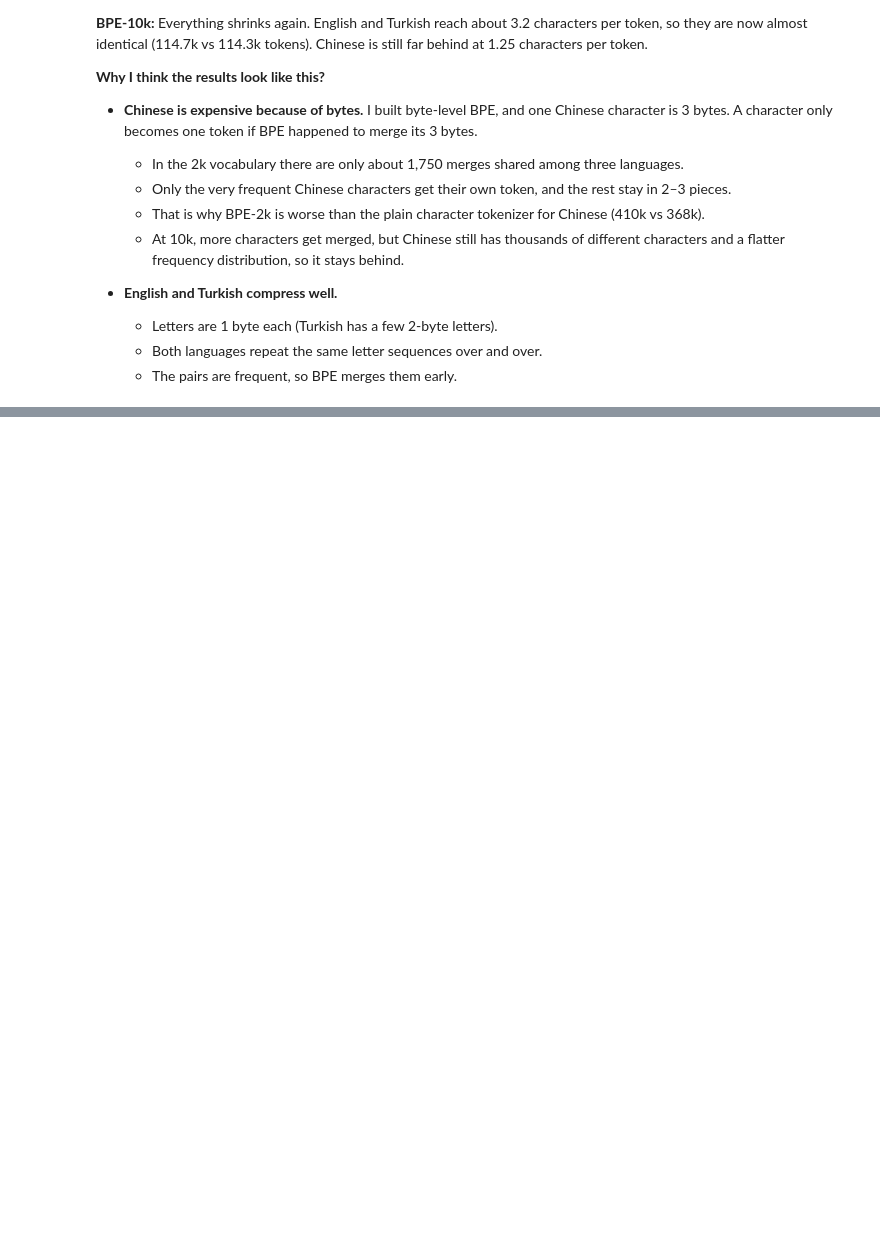
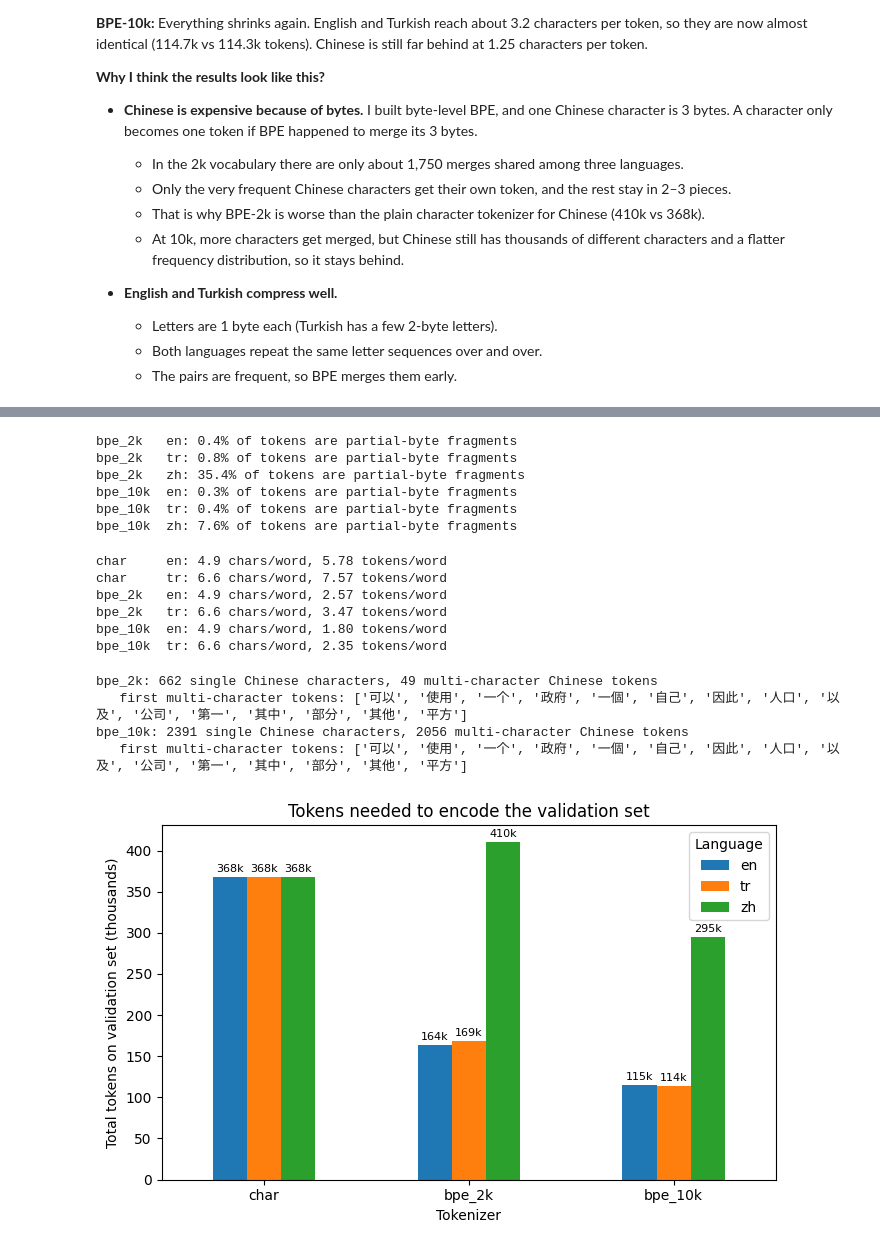
Before and after one commit to Aveiro11/Multilingual-Tokenization-and-Language-Modeling, a Jupyter notebook: Assignment1.ipynb, the cells around one changed output, grey strips where cells are left out. Cells and saved outputs as stored; diff of their text form; code cells hidden in the pictures; blank space fills up the shorter version.

```diff
--- a/Assignment1.ipynb
+++ b/Assignment1.ipynb
@@ -331,0 +376,65 @@ plt.show()
+# %%
+#how many Chinese tokens are broken byte fragments?
+for name in ["bpe_2k", "bpe_10k"]:
+    tok = tokenizers[name]
+    # Which vocabulary entries are incomplete pieces of a character?
+    frag_ids = {i for i in range(tok.vocab_size()) if "\ufffd" in tok.id_to_readable(i)}
+    for lang in LANGS:
+        flat = [i for x in tok.encode_batch(valid[lang]) for i in x]
+        share = 100 * sum(1 for i in flat if i in frag_ids) / len(flat)
+        print(f"{name:8s} {lang}: {share:.1f}% of tokens are partial-byte fragments")
+# %% [output]
+bpe_2k   en: 0.4% of tokens are partial-byte fragments
+bpe_2k   tr: 0.8% of tokens are partial-byte fragments
+bpe_2k   zh: 35.4% of tokens are partial-byte fragments
+bpe_10k  en: 0.3% of tokens are partial-byte fragments
+bpe_10k  tr: 0.4% of tokens are partial-byte fragments
+bpe_10k  zh: 7.6% of tokens are partial-byte fragments
+# %%
+#tokens per word for English and Turkish
+for name, tok in tokenizers.items():
+    for lang in ["en", "tr"]:
+        n_words  = sum(len(s.split()) for s in valid[lang])
+        n_chars  = sum(len(w) for s in valid[lang] for w in s.split())
+        n_tokens = sum(len(x) for x in tok.encode_batch(valid[lang]))
+        print(f"{name:8s} {lang}: {n_chars/n_words:.1f} chars/word, {n_tokens/n_words:.2f} tokens/word")
+# %% [output]
+char     en: 4.9 chars/word, 5.78 tokens/word
+char     tr: 6.6 chars/word, 7.57 tokens/word
+bpe_2k   en: 4.9 chars/word, 2.57 tokens/word
+bpe_2k   tr: 6.6 chars/word, 3.47 tokens/word
+bpe_10k  en: 4.9 chars/word, 1.80 tokens/word
+bpe_10k  tr: 6.6 chars/word, 2.35 tokens/word
+# %%
+#Chinese single-character vs multi-character tokens in the vocabulary
+def is_cjk(ch):
+    return "\u4e00" <= ch <= "\u9fff"
+
+for name in ["bpe_2k", "bpe_10k"]:
+    tok = tokenizers[name]
+    texts = [tok.id_to_readable(i) for i in range(tok.vocab_size())]
+    single = [t for t in texts if len(t) == 1 and is_cjk(t)]
+    multi  = [t for t in texts if len(t) >= 2 and all(is_cjk(c) for c in t)]
+    print(f"{name}: {len(single)} single Chinese characters, {len(multi)} multi-character Chinese tokens")
+    # Lower ids = merged earlier = more frequent in training, so these are the "strongest" units
+    print("   first multi-character tokens:", multi[:15])
+# %% [output]
+bpe_2k: 662 single Chinese characters, 49 multi-character Chinese tokens
+   first multi-character tokens: ['可以', '使用', '一个', '政府', '一個', '自己', '因此', '人口', '以及', '公司', '第一', '其中', '部分', '其他', '平方']
+bpe_10k: 2391 single Chinese characters, 2056 multi-character Chinese tokens
+   first multi-character tokens: ['可以', '使用', '一个', '政府', '一個', '自己', '因此', '人口', '以及', '公司', '第一', '其中', '部分', '其他', '平方']
+# %%
+pivot_tokens = results.pivot(index="tokenizer", columns="language", values="total_tokens").loc[order]
+ax = (pivot_tokens / 1000).plot(kind="bar", figsize=(7, 4.5))        # divide by 1000 -> thousands of tokens
+for container in ax.containers:
+    ax.bar_label(container, fmt="%.0fk", fontsize=8, padding=2)
+ax.set_ylabel("Total tokens on validation set (thousands)")
+ax.set_xlabel("Tokenizer")
+ax.set_title("Tokens needed to encode the validation set")
+plt.xticks(rotation=0)
+plt.legend(title="Language")
+plt.tight_layout()
+plt.savefig("outputs_part1/total_tokens.png", dpi=150)
+plt.show()
+# %% [output]
+[figure, added]
```
Also changed, not shown: parts of 3 cells of this notebook, 3 other files.
